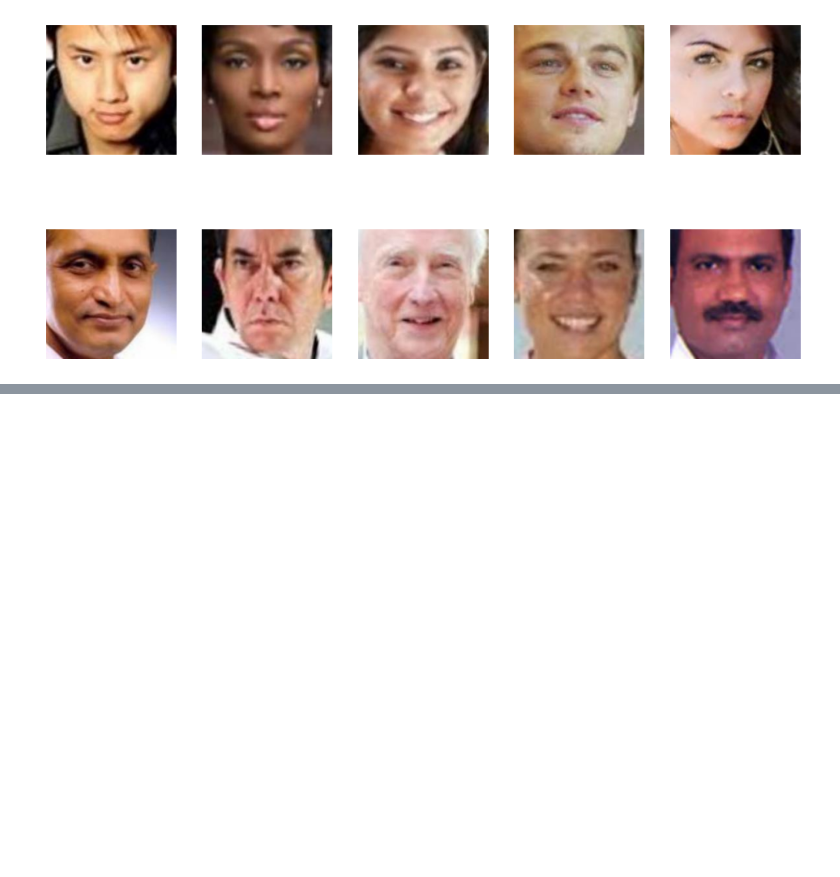
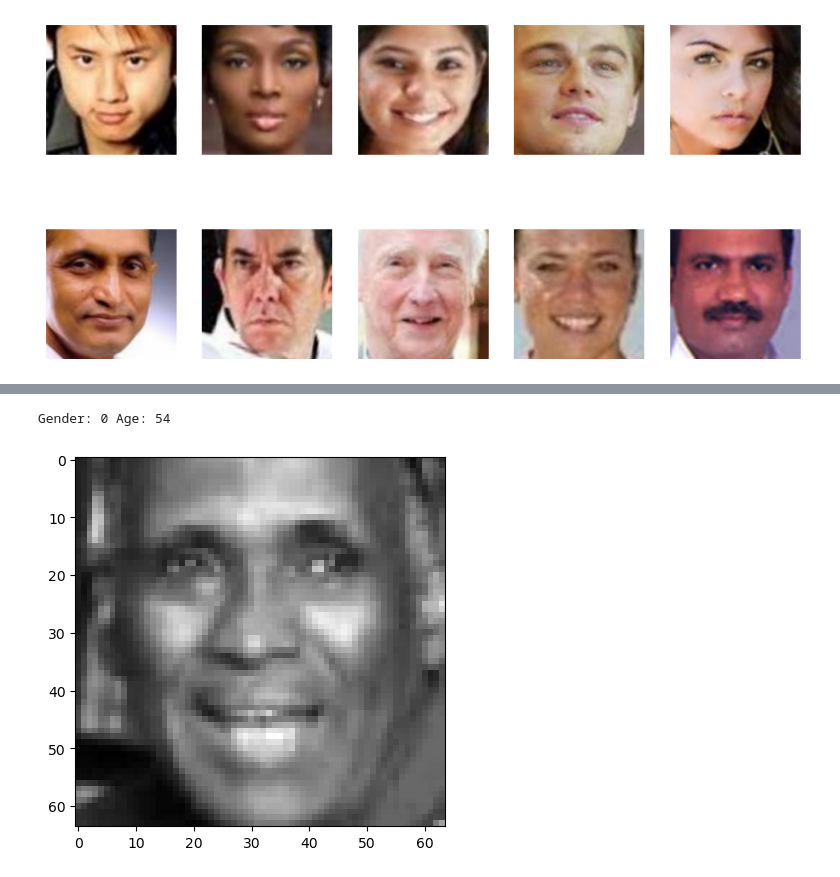
Before and after one commit to nicksv03/Age_Gender_Detection_System, a Jupyter notebook: age-gender-detection-system.ipynb, the cells around one changed output, grey strips where cells are left out. Cells and saved outputs as stored; diff of their text form; code cells hidden in the pictures; blank space fills up the shorter version.

Commit message:
Kaggle Notebook | Age & Gender Detection System | Version 4

```diff
--- a/age-gender-detection-system.ipynb
+++ b/age-gender-detection-system.ipynb
@@ -61,0 +68,12 @@ Max ages: 99 Min ages: 1
+# %%
+def display(img):
+    plt.imshow(img[:,:,0])
+    plt.set_cmap('gray')
+    plt.show()
+idx = 500
+sample = images[idx]
+print('Gender:', genders[idx],'Age:', ages[idx])
+display(sample)
+# %% [output]
+Gender: 0 Age: 54
+[figure, added]
```
Also changed, not shown: parts of 9 cells of this notebook.
